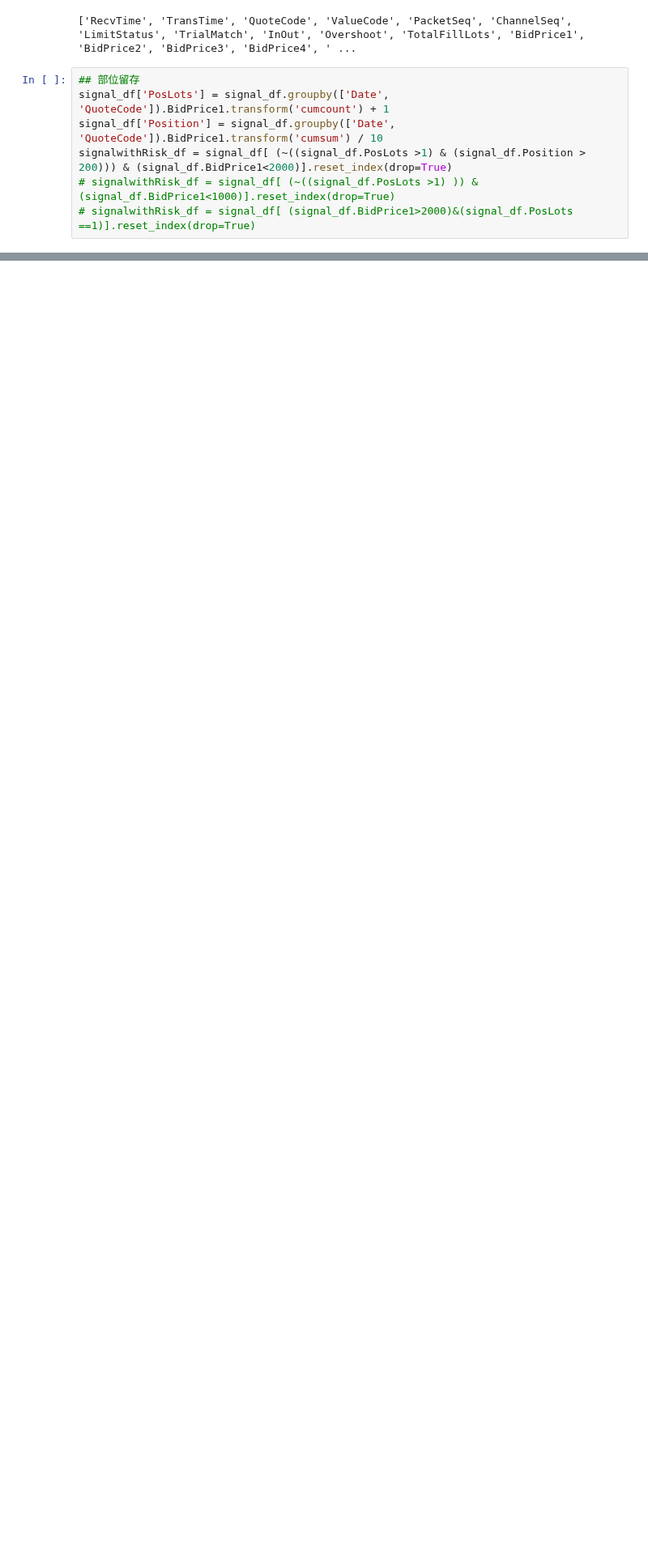
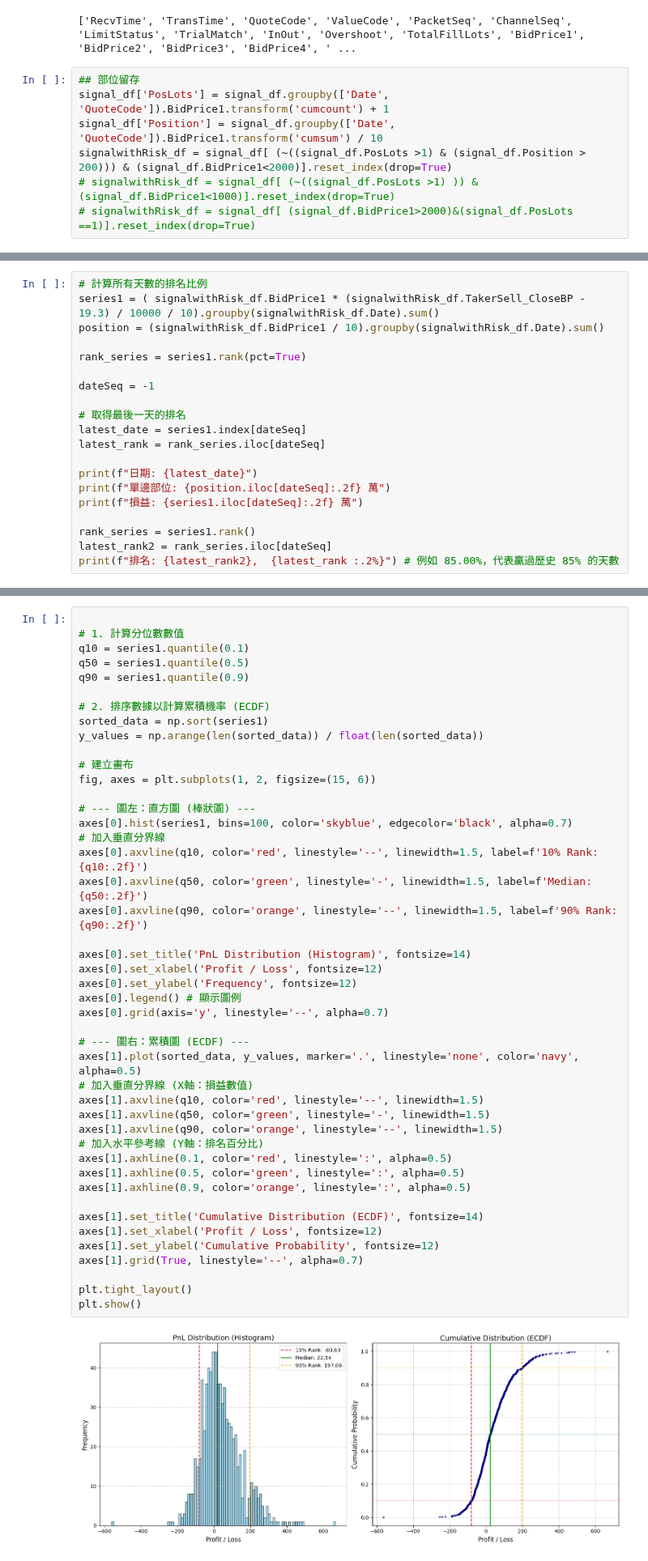
Before and after one commit to knjo/timeSeriesResearch, a Jupyter notebook: negFillResearch.ipynb, the cells around one changed output, grey strips where cells are left out. Shown at 81% size. Drawn from its saved outputs; the diff is of its cells as text; blank space fills up the shorter version.

```diff
--- a/negFillResearch.ipynb
+++ b/negFillResearch.ipynb
@@ -348,0 +300,20 @@ Name: BidPrice1, dtype: float64
+# %%
+# 計算所有天數的排名比例
+series1 = ( signalwithRisk_df.BidPrice1 * (signalwithRisk_df.TakerSell_CloseBP - 19.3) / 10000 / 10).groupby(signalwithRisk_df.Date).sum()
+position = (signalwithRisk_df.BidPrice1 / 10).groupby(signalwithRisk_df.Date).sum()
+
+rank_series = series1.rank(pct=True)
+
+dateSeq = -1
+
+# 取得最後一天的排名
+latest_date = series1.index[dateSeq]
+latest_rank = rank_series.iloc[dateSeq]
+
+print(f"日期: {latest_date}")
+print(f"單邊部位: {position.iloc[dateSeq]:.2f} 萬")
+print(f"損益: {series1.iloc[dateSeq]:.2f} 萬")
+
+rank_series = series1.rank()
+latest_rank2 = rank_series.iloc[dateSeq]
+print(f"排名: {latest_rank2},  {latest_rank :.2%}") # 例如 85.00%，代表贏過歷史 85% 的天數
@@ -369,2 +345,49 @@ results = bt.run_analysis()
 
 =======================================================
+# %%
+
+# 1. 計算分位數數值
+q10 = series1.quantile(0.1)
+q50 = series1.quantile(0.5)
+q90 = series1.quantile(0.9)
+
+# 2. 排序數據以計算累積機率 (ECDF)
+sorted_data = np.sort(series1)
+y_values = np.arange(len(sorted_data)) / float(len(sorted_data))
+
+# 建立畫布
+fig, axes = plt.subplots(1, 2, figsize=(15, 6))
+
+# --- 圖左：直方圖 (棒狀圖) ---
+axes[0].hist(series1, bins=100, color='skyblue', edgecolor='black', alpha=0.7)
+# 加入垂直分界線
+axes[0].axvline(q10, color='red', linestyle='--', linewidth=1.5, label=f'10% Rank: {q10:.2f}')
+axes[0].axvline(q50, color='green', linestyle='-', linewidth=1.5, label=f'Median: {q50:.2f}')
+axes[0].axvline(q90, color='orange', linestyle='--', linewidth=1.5, label=f'90% Rank: {q90:.2f}')
+
+axes[0].set_title('PnL Distribution (Histogram)', fontsize=14)
+axes[0].set_xlabel('Profit / Loss', fontsize=12)
+axes[0].set_ylabel('Frequency', fontsize=12)
+axes[0].legend() # 顯示圖例
+axes[0].grid(axis='y', linestyle='--', alpha=0.7)
+
+# --- 圖右：累積圖 (ECDF) ---
+axes[1].plot(sorted_data, y_values, marker='.', linestyle='none', color='navy', alpha=0.5)
+# 加入垂直分界線 (X軸：損益數值)
+axes[1].axvline(q10, color='red', linestyle='--', linewidth=1.5)
+axes[1].axvline(q50, color='green', linestyle='-', linewidth=1.5)
+axes[1].axvline(q90, color='orange', linestyle='--', linewidth=1.5)
+# 加入水平參考線 (Y軸：排名百分比)
+axes[1].axhline(0.1, color='red', linestyle=':', alpha=0.5)
+axes[1].axhline(0.5, color='green', linestyle=':', alpha=0.5)
+axes[1].axhline(0.9, color='orange', linestyle=':', alpha=0.5)
+
+axes[1].set_title('Cumulative Distribution (ECDF)', fontsize=14)
+axes[1].set_xlabel('Profit / Loss', fontsize=12)
+axes[1].set_ylabel('Cumulative Probability', fontsize=12)
+axes[1].grid(True, linestyle='--', alpha=0.7)
+
+plt.tight_layout()
+plt.show()
+# %% [output]
+[figure, added]
```
Also changed, not shown: parts of 32 cells of this notebook, 1 other file.
